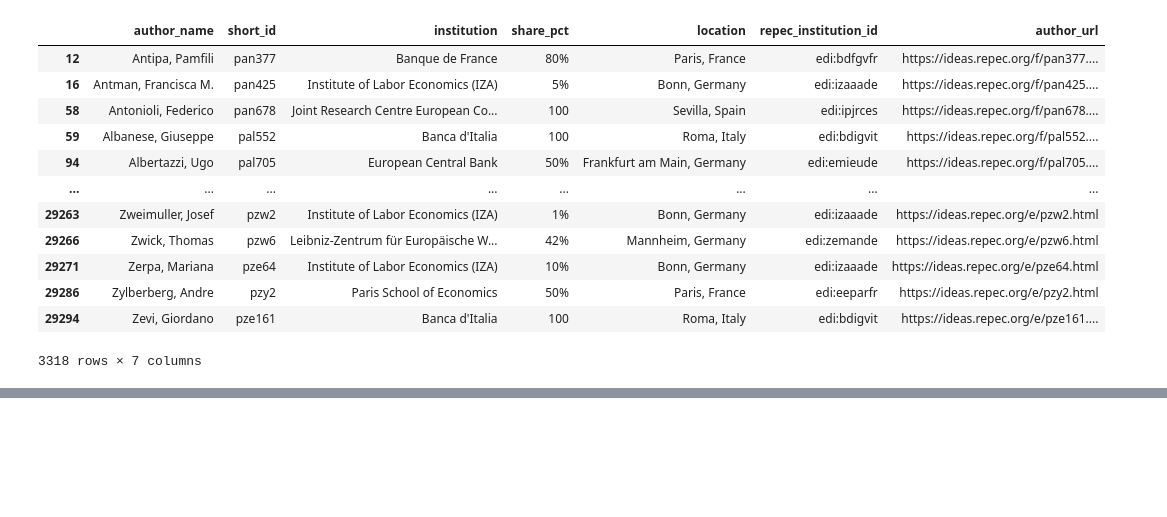
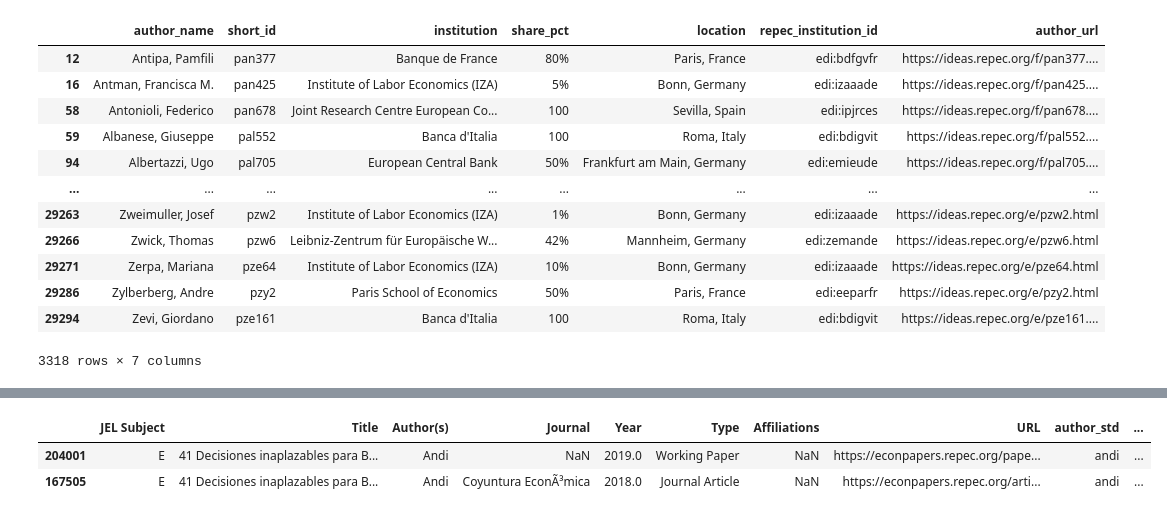
Before and after one commit to celinamadaschi/Telecom-DataAnalysis_Economics, a Jupyter notebook: Analysis_Final_Data.ipynb, the cells around one changed output, grey strips where cells are left out. Cells and saved outputs as stored; diff of their text form; code cells hidden in the pictures; blank space fills up the shorter version.

```diff
--- a/Analysis_Final_Data.ipynb
+++ b/Analysis_Final_Data.ipynb
@@ -205,3 +238,9 @@ JEL_df_std[["matched_author", "match_score", "matched_index"]] = (
+# %%
+JEL_df_std[JEL_df_std["Author(s)"]=="Andi"].head()
+# %% [output]
+|  | JEL Subject | Title | Author(s) | Journal | Year | Type | Affiliations | URL | author_std | ... |
+| 204001 | E | 41 Decisiones inaplazables para B... | Andi | NaN | 2019.0 | Working Paper | NaN | https://econpapers.repec.org/pape... | andi | ... |
+| 167505 | E | 41 Decisiones inaplazables para B... | Andi | Coyuntura EconÃ³mica | 2018.0 | Journal Article | NaN | https://econpapers.repec.org/arti... | andi | ... |
 # %%
 JEL_df_std = JEL_df_std.sort_values(
     by="match_score",
```
Also changed, not shown: parts of 9 cells of this notebook.
